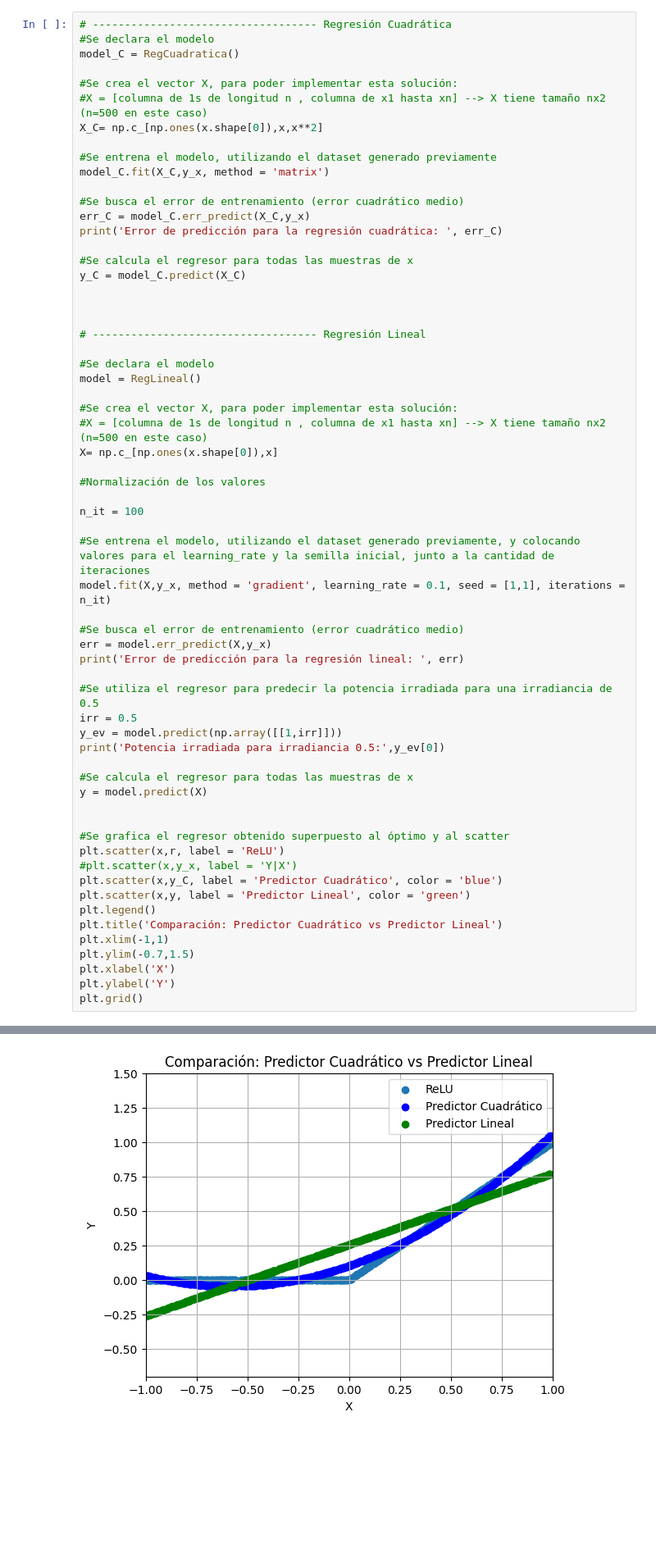
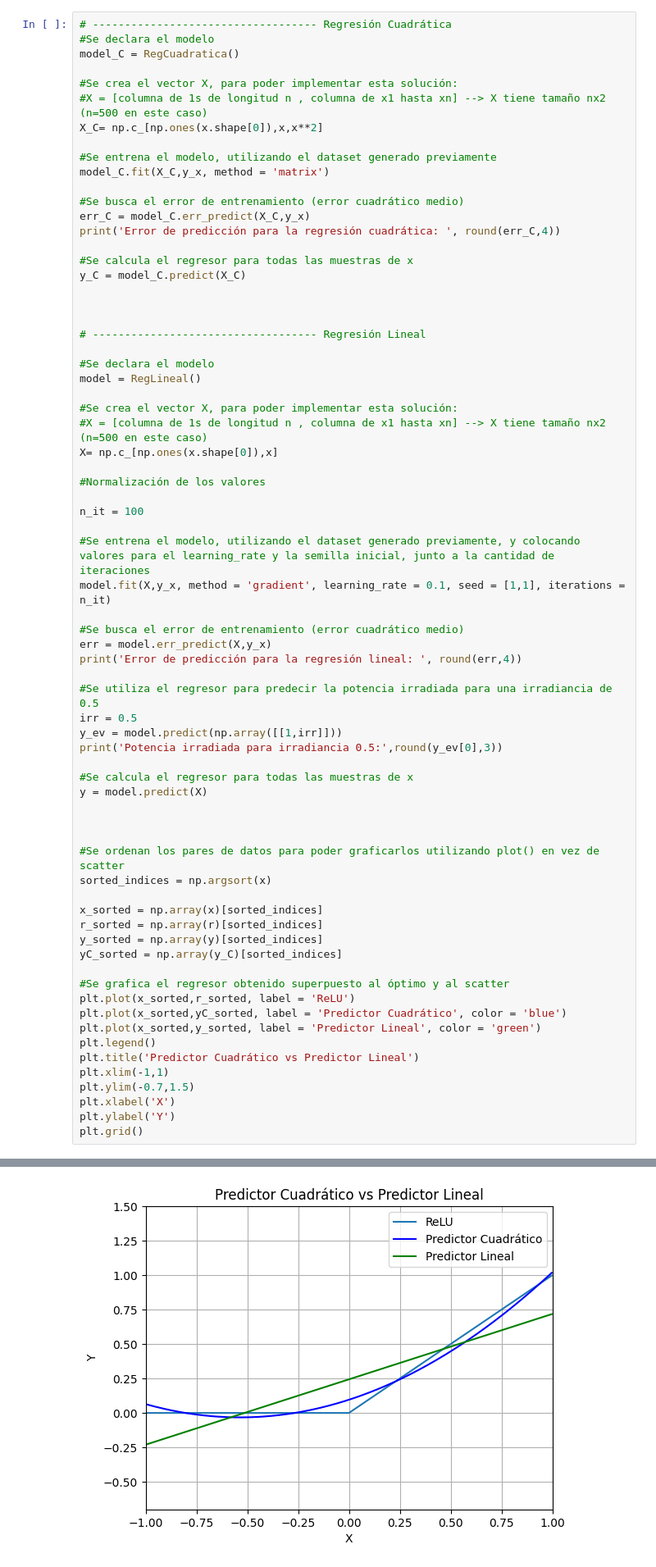
Before and after one commit to Jsar9/Signal-Processing-Workshop, a Jupyter notebook: TPs/TP1.ipynb, the cells around one changed output, grey strips where cells are left out. Shown at 82% size. Saved outputs shown, nothing was run; the diff lists cells and outputs as text; blank space fills up the shorter version.

```diff
--- a/TPs/TP1.ipynb
+++ b/TPs/TP1.ipynb
@@ -290,7 +312,7 @@ model_C.fit(X_C,y_x, method = 'matrix')
 
 #Se busca el error de entrenamiento (error cuadrático medio)
 err_C = model_C.err_predict(X_C,y_x)
-print('Error de predicción para la regresión cuadrática: ', err_C)
+print('Error de predicción para la regresión cuadrática: ', round(err_C,4))
 
 #Se calcula el regresor para todas las muestras de x
 y_C = model_C.predict(X_C)
@@ -315,24 +337,32 @@ model.fit(X,y_x, method = 'gradient', learning_rate = 0.1, seed = [1,1], iterati
 
 #Se busca el error de entrenamiento (error cuadrático medio)
 err = model.err_predict(X,y_x)
-print('Error de predicción para la regresión lineal: ', err)
+print('Error de predicción para la regresión lineal: ', round(err,4))
 
 #Se utiliza el regresor para predecir la potencia irradiada para una irradiancia de 0.5
 irr = 0.5
 y_ev = model.predict(np.array([[1,irr]]))
-print('Potencia irradiada para irradiancia 0.5:',y_ev[0])
+print('Potencia irradiada para irradiancia 0.5:',round(y_ev[0],3))
 
 #Se calcula el regresor para todas las muestras de x
 y = model.predict(X)
 
 
+
+#Se ordenan los pares de datos para poder graficarlos utilizando plot() en vez de scatter
+sorted_indices = np.argsort(x)
+
+x_sorted = np.array(x)[sorted_indices]
+r_sorted = np.array(r)[sorted_indices]
+y_sorted = np.array(y)[sorted_indices]
+yC_sorted = np.array(y_C)[sorted_indices]
+
 #Se grafica el regresor obtenido superpuesto al óptimo y al scatter
-plt.scatter(x,r, label = 'ReLU')
-#plt.scatter(x,y_x, label = 'Y|X')
-plt.scatter(x,y_C, label = 'Predictor Cuadrático', color = 'blue')
-plt.scatter(x,y, label = 'Predictor Lineal', color = 'green')
+plt.plot(x_sorted,r_sorted, label = 'ReLU')
+plt.plot(x_sorted,yC_sorted, label = 'Predictor Cuadrático', color = 'blue')
+plt.plot(x_sorted,y_sorted, label = 'Predictor Lineal', color = 'green')
 plt.legend()
-plt.title('Comparación: Predictor Cuadrático vs Predictor Lineal')
+plt.title('Predictor Cuadrático vs Predictor Lineal')
 plt.xlim(-1,1)
 plt.ylim(-0.7,1.5)
 plt.xlabel('X')
@@ -345,4 +375,4 @@ Potencia irradiada para irradiancia 0.5: 0.5156521281828359
-[figure, old version]
+[figure, new version]
 # %% [markdown]
 # Desarrollos teóricos
 # %% [markdown]
```
Also changed, not shown: parts of 7 cells of this notebook.
